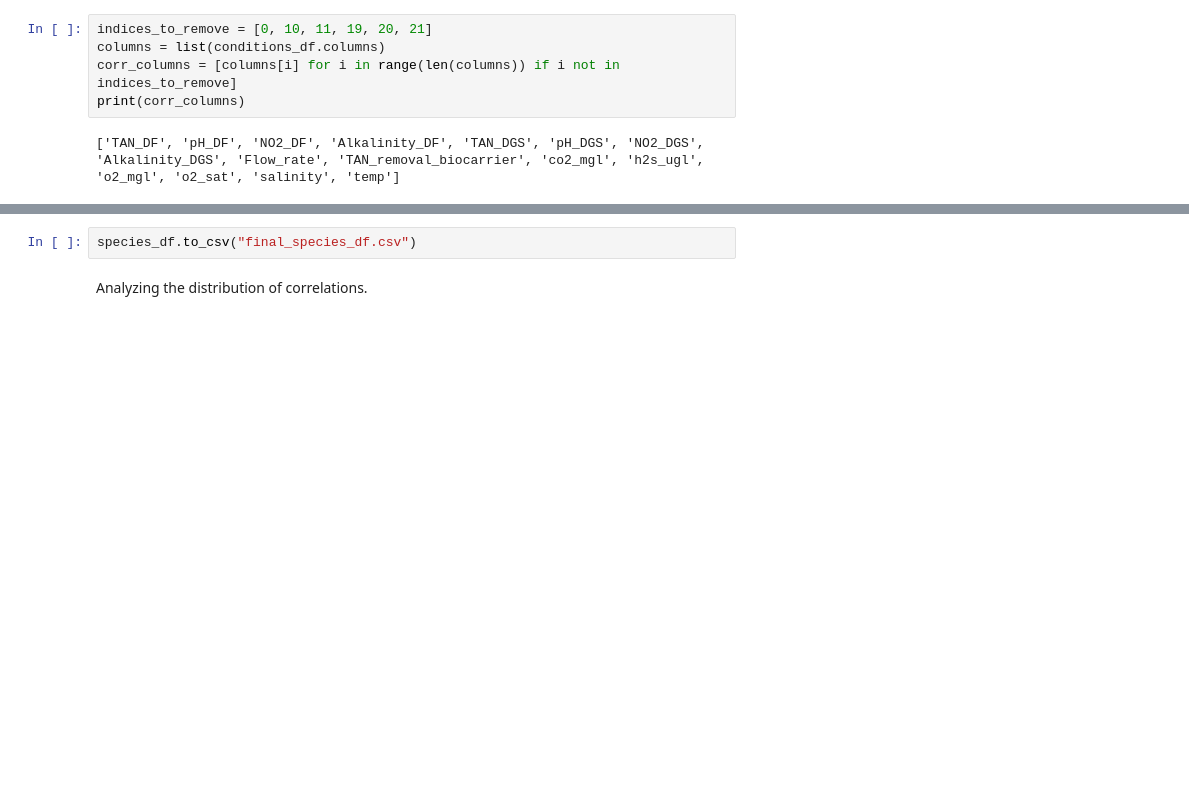
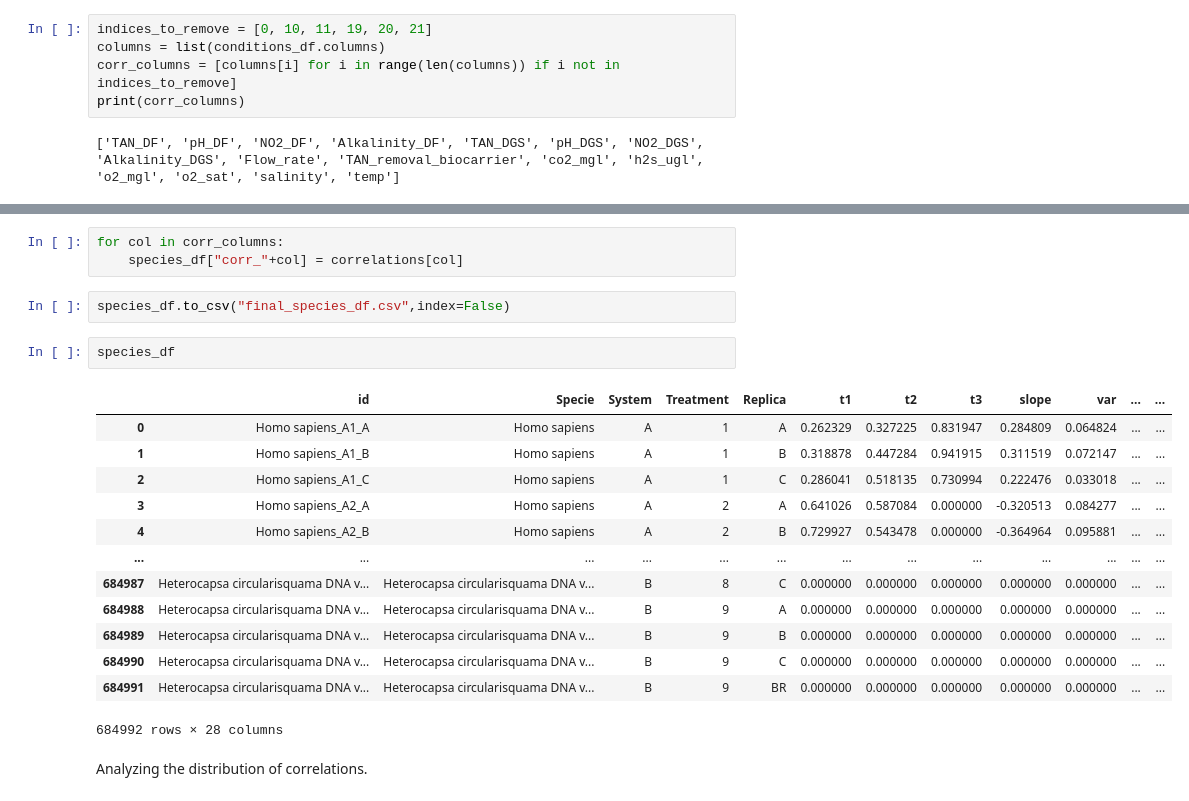
Before and after one commit to Haradai/BioBytes_Uib_Datathon2023, a Jupyter notebook: conditions&percentages&timestamp2specie.ipynb, the cells around one changed output, grey strips where cells are left out. Drawn from its saved outputs; the diff is of its cells as text; blank space fills up the shorter version.

```diff
--- a/conditions&percentages&timestamp2specie.ipynb
+++ b/conditions&percentages&timestamp2specie.ipynb
@@ -120,5 +106,24 @@ KeyboardInterrupt:
+# %%
+for col in corr_columns:
+    species_df["corr_"+col] = correlations[col]
 # %%
-species_df.to_csv("final_species_df.csv")
+species_df.to_csv("final_species_df.csv",index=False)
+# %%
+species_df
+# %% [output]
+|  | id | Specie | System | Treatment | Replica | t1 | t2 | t3 | slope | var | ... | ... |
+| 0 | Homo sapiens_A1_A | Homo sapiens | A | 1 | A | 0.262329 | 0.327225 | 0.831947 | 0.284809 | 0.064824 | ... | ... |
+| 1 | Homo sapiens_A1_B | Homo sapiens | A | 1 | B | 0.318878 | 0.447284 | 0.941915 | 0.311519 | 0.072147 | ... | ... |
+| 2 | Homo sapiens_A1_C | Homo sapiens | A | 1 | C | 0.286041 | 0.518135 | 0.730994 | 0.222476 | 0.033018 | ... | ... |
+| 3 | Homo sapiens_A2_A | Homo sapiens | A | 2 | A | 0.641026 | 0.587084 | 0.000000 | -0.320513 | 0.084277 | ... | ... |
+| 4 | Homo sapiens_A2_B | Homo sapiens | A | 2 | B | 0.729927 | 0.543478 | 0.000000 | -0.364964 | 0.095881 | ... | ... |
+| ... | ... | ... | ... | ... | ... | ... | ... | ... | ... | ... | ... | ... |
+| 684987 | Heterocapsa circularisquama DNA v... | Heterocapsa circularisquama DNA v... | B | 8 | C | 0.000000 | 0.000000 | 0.000000 | 0.000000 | 0.000000 | ... | ... |
+| 684988 | Heterocapsa circularisquama DNA v... | Heterocapsa circularisquama DNA v... | B | 9 | A | 0.000000 | 0.000000 | 0.000000 | 0.000000 | 0.000000 | ... | ... |
+| 684989 | Heterocapsa circularisquama DNA v... | Heterocapsa circularisquama DNA v... | B | 9 | B | 0.000000 | 0.000000 | 0.000000 | 0.000000 | 0.000000 | ... | ... |
+| 684990 | Heterocapsa circularisquama DNA v... | Heterocapsa circularisquama DNA v... | B | 9 | C | 0.000000 | 0.000000 | 0.000000 | 0.000000 | 0.000000 | ... | ... |
+| 684991 | Heterocapsa circularisquama DNA v... | Heterocapsa circularisquama DNA v... | B | 9 | BR | 0.000000 | 0.000000 | 0.000000 | 0.000000 | 0.000000 | ... | ... |
+684992 rows × 28 columns
 # %% [markdown]
 Analyzing the distribution of correlations.
 # %%
```
Also changed, not shown: parts of 2 cells of this notebook, 8 other files.
